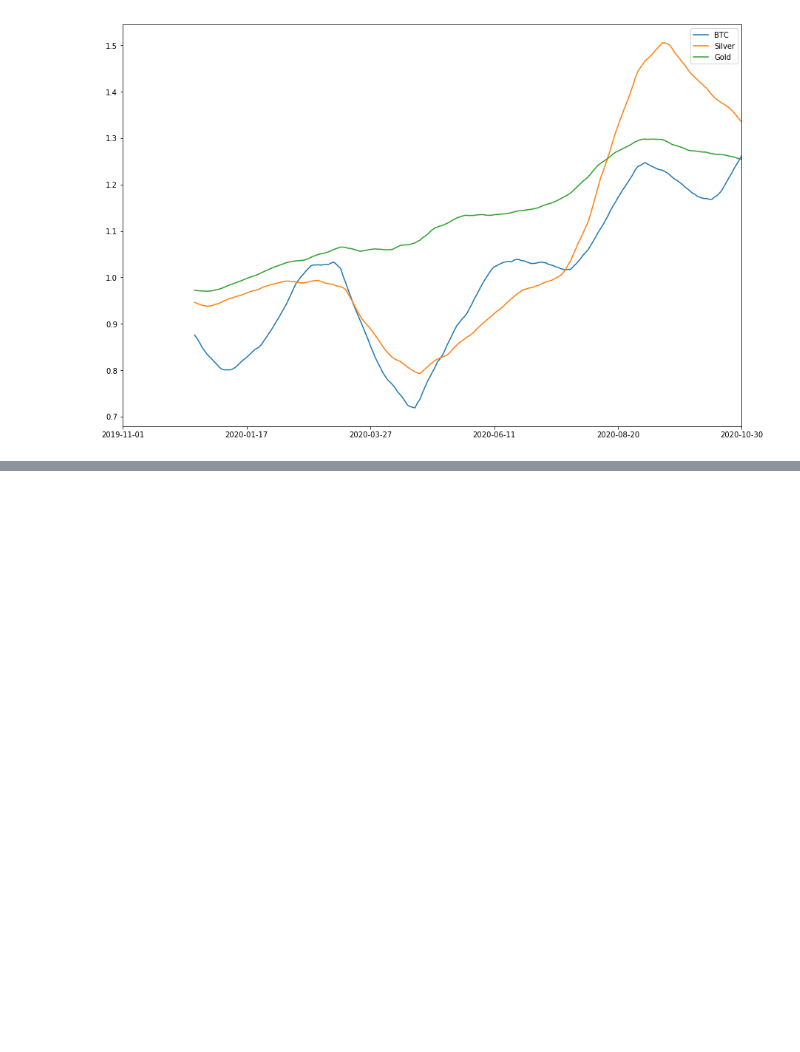
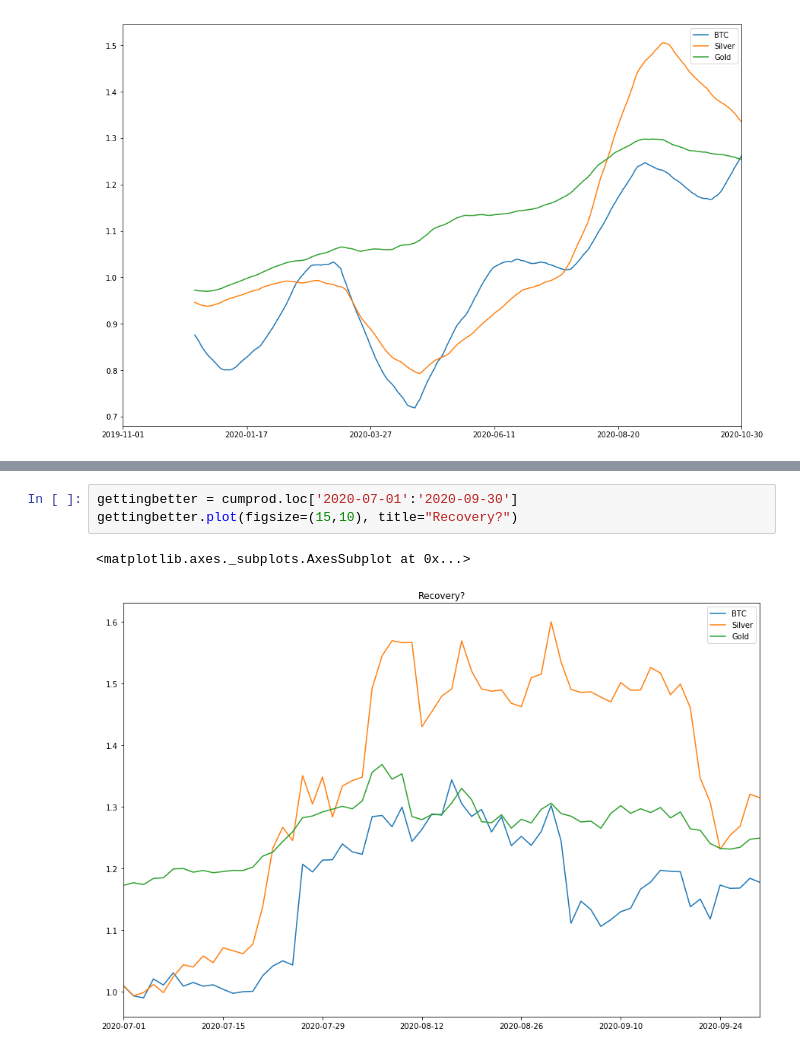
Before and after one commit to mdschulz1973/Planet_Express_IO, a Jupyter notebook: notebooks/AMoney.ipynb, the cells around one changed output, grey strips where cells are left out. Drawn from its saved outputs; the diff is of its cells as text; blank space fills up the shorter version.

```diff
--- a/notebooks/AMoney.ipynb
+++ b/notebooks/AMoney.ipynb
@@ -129,0 +136,6 @@ cumprod.rolling(window=30).mean().plot(figsize=(15,10))
+# %%
+gettingbetter = cumprod.loc['2020-07-01':'2020-09-30']
+gettingbetter.plot(figsize=(15,10), title="Recovery?")
+# %% [output]
+<matplotlib.axes._subplots.AxesSubplot at 0x...>
+[figure, added]
```
Also changed, not shown: parts of 2 cells of this notebook.
